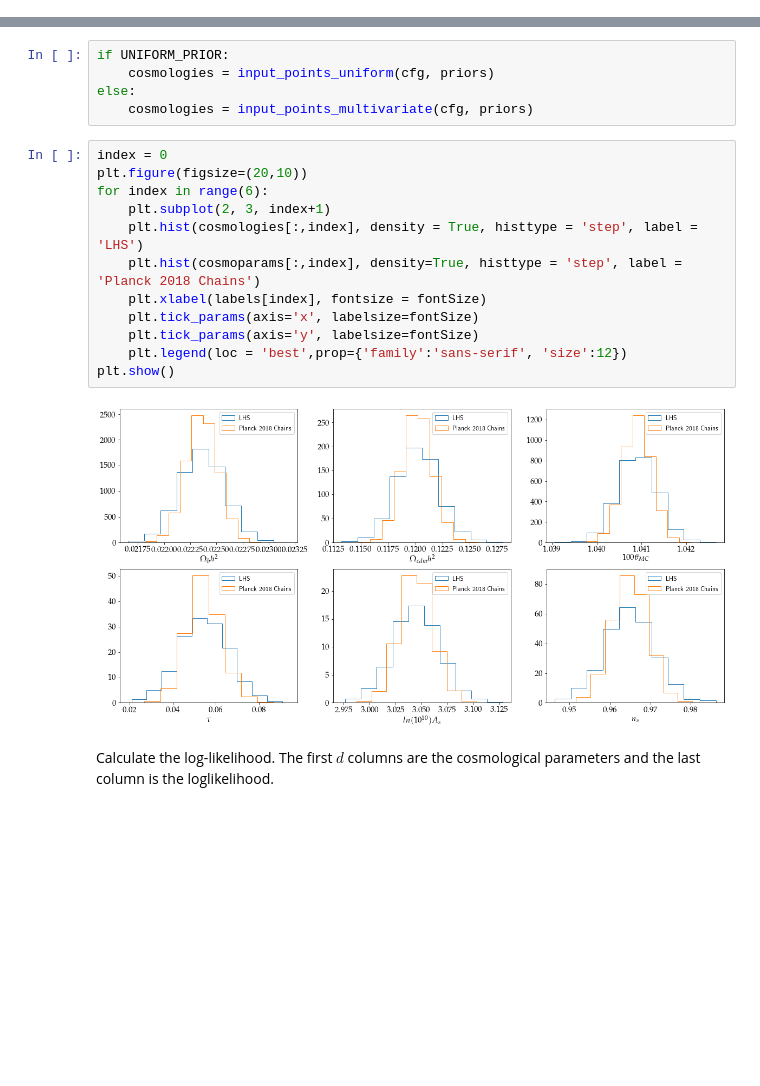
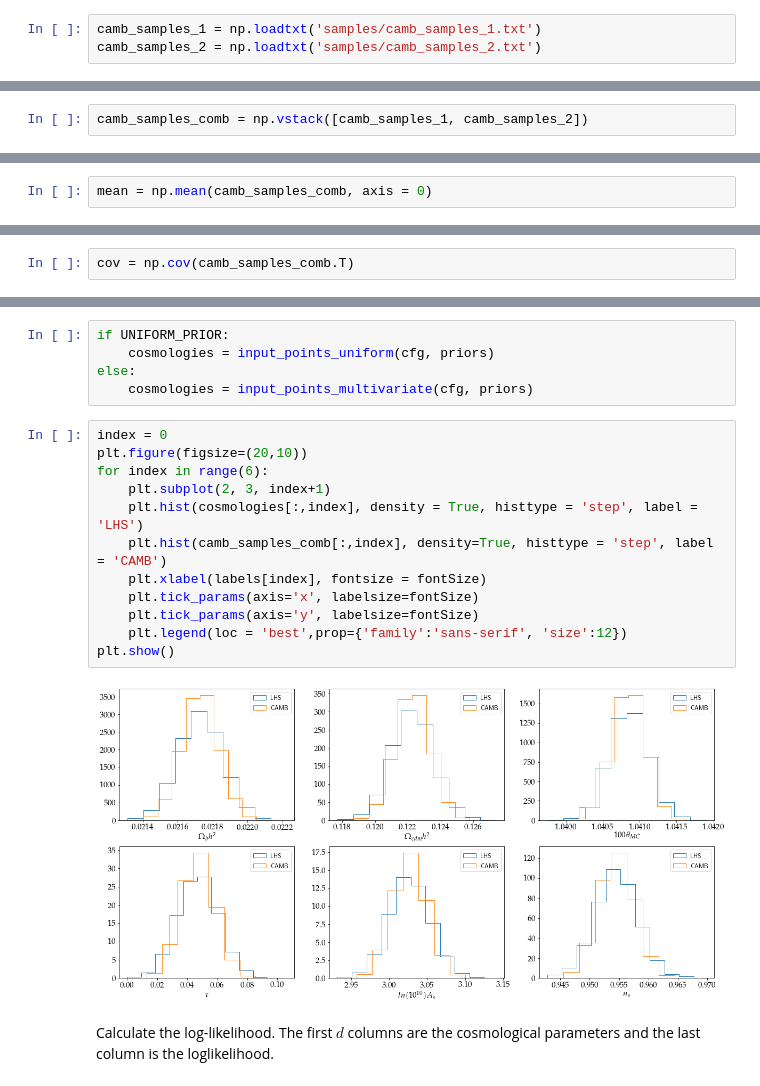
Before and after one commit to Harry45/emuplanck, a Jupyter notebook: playground.ipynb, the cells around one changed output, grey strips where cells are left out. Saved outputs shown, nothing was run; the diff lists cells and outputs as text; blank space fills up the shorter version.

```diff
--- a/playground.ipynb
+++ b/playground.ipynb
@@ -159,0 +161,3 @@ cov = np.cov(cosmoparams.T)
+# %%
+camb_samples_1 = np.loadtxt('samples/camb_samples_1.txt')
+camb_samples_2 = np.loadtxt('samples/camb_samples_2.txt')
@@ -159,0 +180,2 @@ cov = np.cov(cosmoparams.T)
+# %%
+camb_samples_comb = np.vstack([camb_samples_1, camb_samples_2])
@@ -160,3 +186,5 @@ cov = np.cov(cosmoparams.T)
+# %%
+mean = np.mean(camb_samples_comb, axis = 0)
 # %%
 mean
 # %% [output]
@@ -174,0 +196,2 @@ array([ 0.02115478,  0.10910218,  1.0384042 , -0.00947497,  2.91563309,
+# %%
+cov = np.cov(camb_samples_comb.T)
@@ -338,17 +369,17 @@ else:
 # %%
 index = 0
 plt.figure(figsize=(20,10))
 for index in range(6):
     plt.subplot(2, 3, index+1)
     plt.hist(cosmologies[:,index], density = True, histtype = 'step', label = 'LHS')
-    plt.hist(cosmoparams[:,index], density=True, histtype = 'step', label = 'Planck 2018 Chains')
+    plt.hist(camb_samples_comb[:,index], density=True, histtype = 'step', label = 'CAMB')
     plt.xlabel(labels[index], fontsize = fontSize)
     plt.tick_params(axis='x', labelsize=fontSize)
     plt.tick_params(axis='y', labelsize=fontSize)
     plt.legend(loc = 'best',prop={'family':'sans-serif', 'size':12})
 plt.show()
 # %% [output]
-[figure, old version]
+[figure, new version]
 # %% [markdown]
 Calculate the log-likelihood. The first $d$ columns are the cosmological parameters and the last column is the loglikelihood.
 # %%
```
Also changed, not shown: parts of 36 cells of this notebook, 15 other files.
